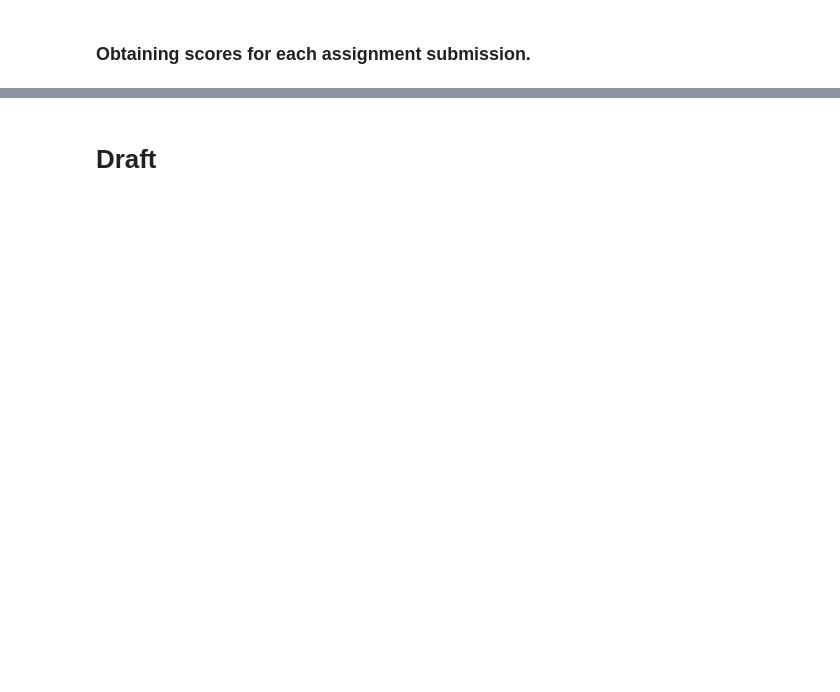
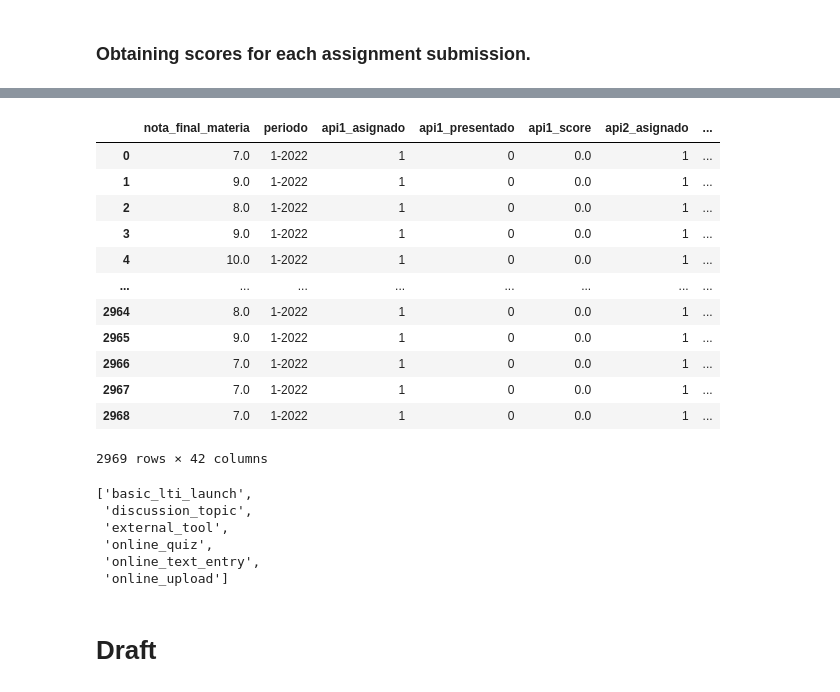
Before and after one commit to bautidea/course_approve_detection, a Jupyter notebook: notebok.ipynb, the cells around one changed output, grey strips where cells are left out. Drawn from its saved outputs; the diff is of its cells as text; code cells hidden in the pictures; blank space fills up the shorter version.

```diff
--- a/notebok.ipynb
+++ b/notebok.ipynb
@@ -602,2 +647,43 @@ data.sample(3)
+# %%
+# First im going to obtain the amount of submission type per course. since there are courses
+# that have duplications i need to obtain unique assignments for each course.
+course_submission_type_df = student_df[[
+    'assignment_id',
+    'submission_type',
+    'course_uuid'
+]].dropna().drop_duplicates().reset_index()
+
+# Grouping to obtain total amount of submission types for each course.
+course_submission_type_df = course_submission_type_df.groupby(['course_uuid', 'submission_type']).size().reset_index()
+course_submission_type_df = course_submission_type_df.pivot(index='course_uuid', columns='submission_type', values=0)
+
+# Obtaining columns names.
+submission_types_cols = course_submission_type_df.columns.to_list()
+
+# Merging submission type based on the course id.
+data.merge(course_submission_type_df, how='left', on='course_uuid')
+# %% [output]
+|  | nota_final_materia | periodo | api1_asignado | api1_presentado | api1_score | api2_asignado | ... |
+| 0 | 7.0 | 1-2022 | 1 | 0 | 0.0 | 1 | ... |
+| 1 | 9.0 | 1-2022 | 1 | 0 | 0.0 | 1 | ... |
+| 2 | 8.0 | 1-2022 | 1 | 0 | 0.0 | 1 | ... |
+| 3 | 9.0 | 1-2022 | 1 | 0 | 0.0 | 1 | ... |
+| 4 | 10.0 | 1-2022 | 1 | 0 | 0.0 | 1 | ... |
+| ... | ... | ... | ... | ... | ... | ... | ... |
+| 2964 | 8.0 | 1-2022 | 1 | 0 | 0.0 | 1 | ... |
+| 2965 | 9.0 | 1-2022 | 1 | 0 | 0.0 | 1 | ... |
+| 2966 | 7.0 | 1-2022 | 1 | 0 | 0.0 | 1 | ... |
+| 2967 | 7.0 | 1-2022 | 1 | 0 | 0.0 | 1 | ... |
+| 2968 | 7.0 | 1-2022 | 1 | 0 | 0.0 | 1 | ... |
+2969 rows × 42 columns
+# %%
+submission_types_cols
+# %% [output]
+['basic_lti_launch',
+ 'discussion_topic',
+ 'external_tool',
+ 'online_quiz',
+ 'online_text_entry',
+ 'online_upload']
 # %% [markdown]
 # Draft
```
Also changed, not shown: parts of 18 cells of this notebook.
